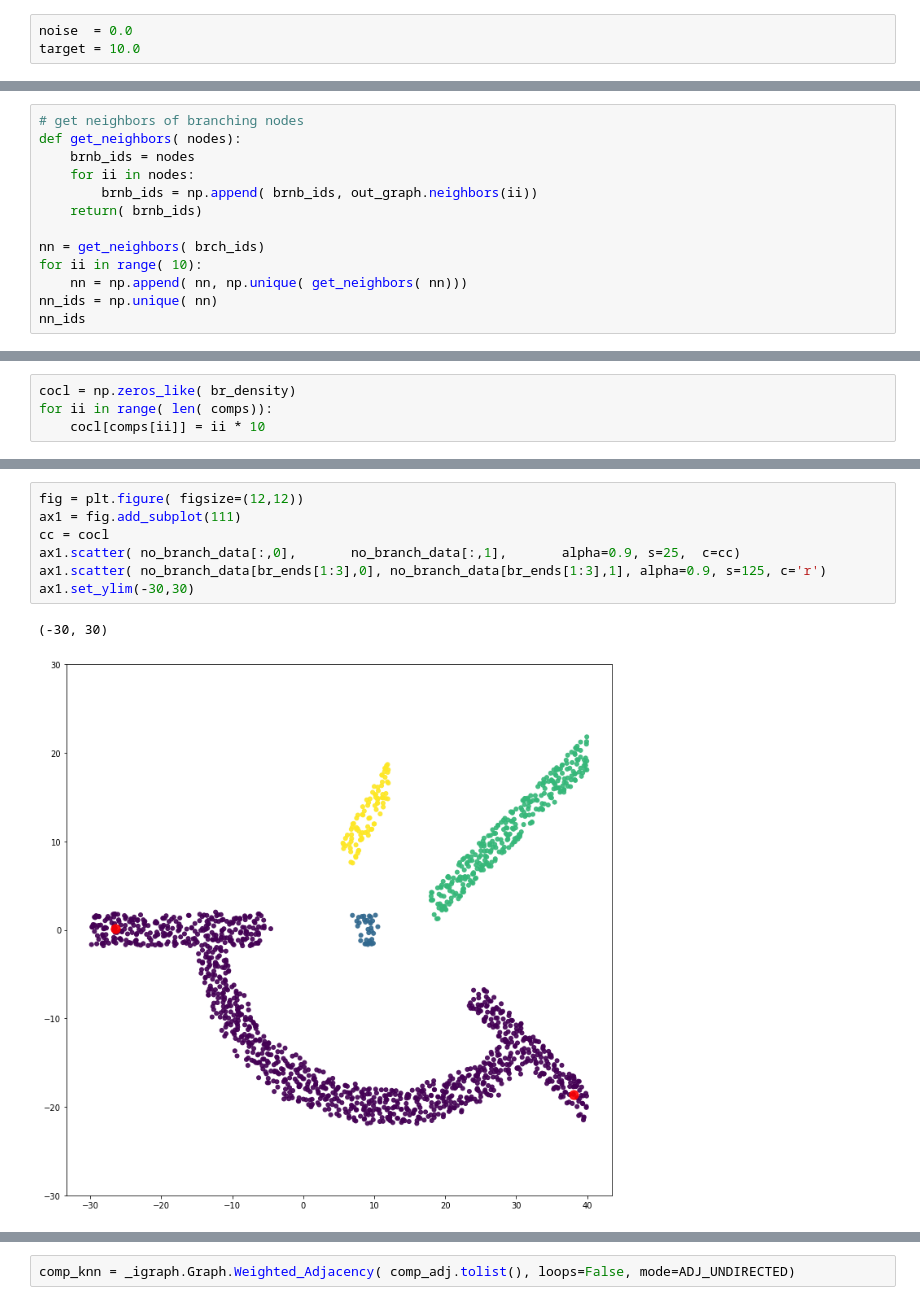
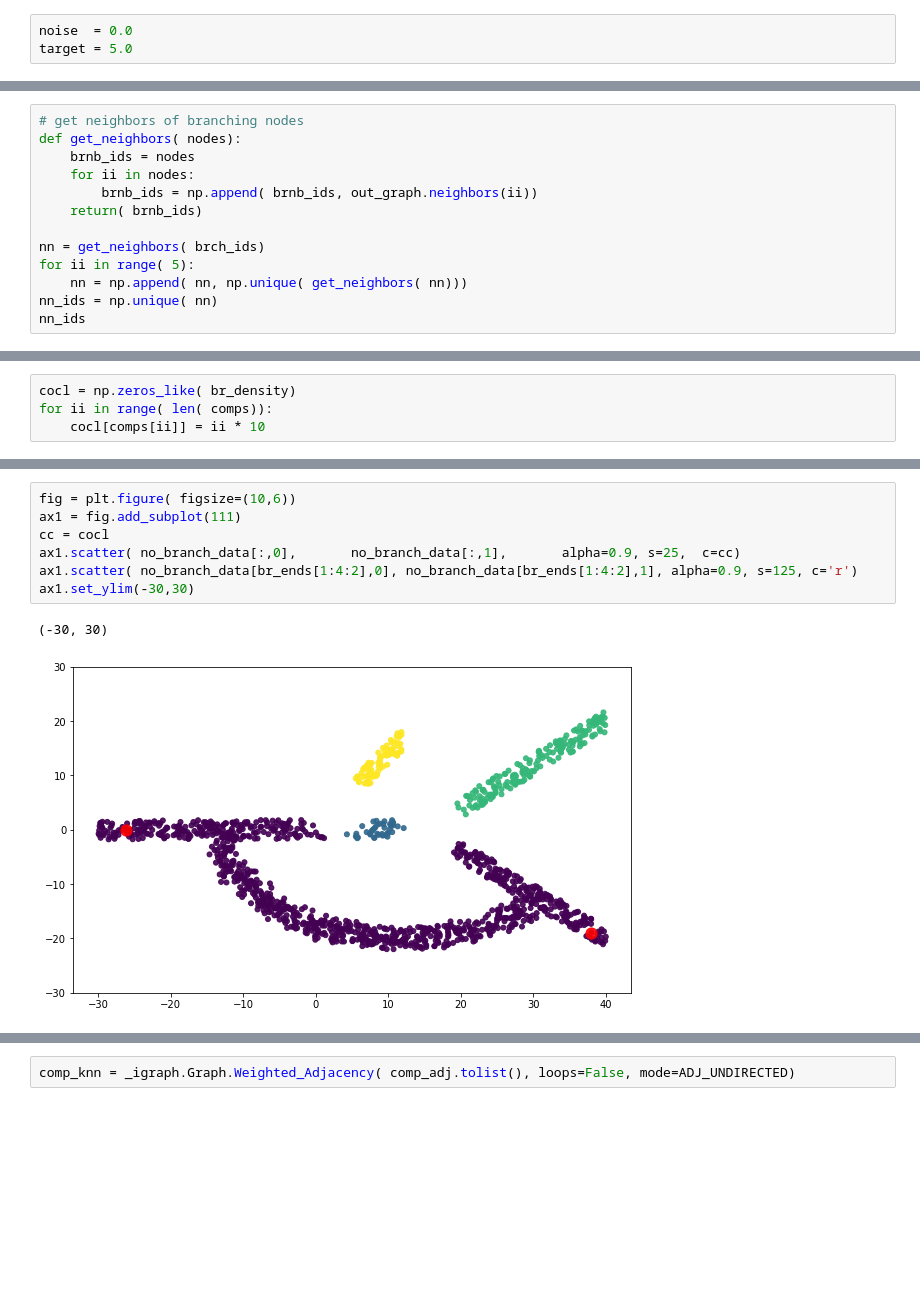
Before and after one commit to herrinca/pCreode, a Jupyter notebook: notebooks/alternate_routes.ipynb, the cells around one changed output, grey strips where cells are left out. Cells and saved outputs as stored; diff of their text form; blank space fills up the shorter version.

```diff
--- a/notebooks/alternate_routes.ipynb
+++ b/notebooks/alternate_routes.ipynb
@@ -75,6 +75,6 @@ ax1.scatter( data[:,0], data[:,1], alpha=0.5, s=25, c=cc)
 # %%
 noise  = 0.0
-target = 10.0
+target = 5.0
 # %%
 downed, downed_ind = pcreode.Down_Sample( data, density, noise, target)
 # %% [output]
@@ -368,7 +368,7 @@ def get_neighbors( nodes):
     return( brnb_ids)
 
 nn = get_neighbors( brch_ids)
-for ii in range( 10):
+for ii in range( 5):
     nn = np.append( nn, np.unique( get_neighbors( nn)))
 nn_ids = np.unique( nn)
 nn_ids
@@ -490,13 +484,13 @@ array([1525,  863, 1052, 1569])
 # %%
-fig = plt.figure( figsize=(12,12))
+fig = plt.figure( figsize=(10,6))
 ax1 = fig.add_subplot(111)
 cc = cocl
 ax1.scatter( no_branch_data[:,0],       no_branch_data[:,1],       alpha=0.9, s=25,  c=cc)
-ax1.scatter( no_branch_data[br_ends[1:3],0], no_branch_data[br_ends[1:3],1], alpha=0.9, s=125, c='r')
+ax1.scatter( no_branch_data[br_ends[1:4:2],0], no_branch_data[br_ends[1:4:2],1], alpha=0.9, s=125, c='r')
 ax1.set_ylim(-30,30)
 # %% [output]
 (-30, 30)
-[figure, old version]
+[figure, new version]
 # %%
 comp_adj = dens_adj.copy()
 # remove all branching data point edges
```
Also changed, not shown: parts of 41 cells of this notebook, 1 other file.
